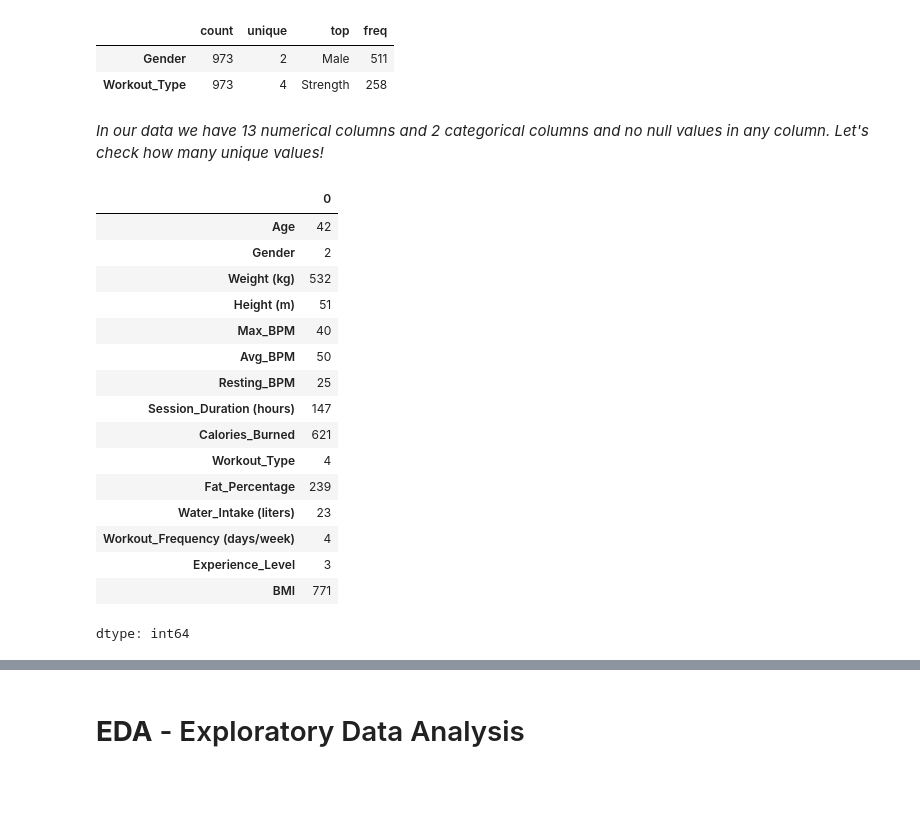
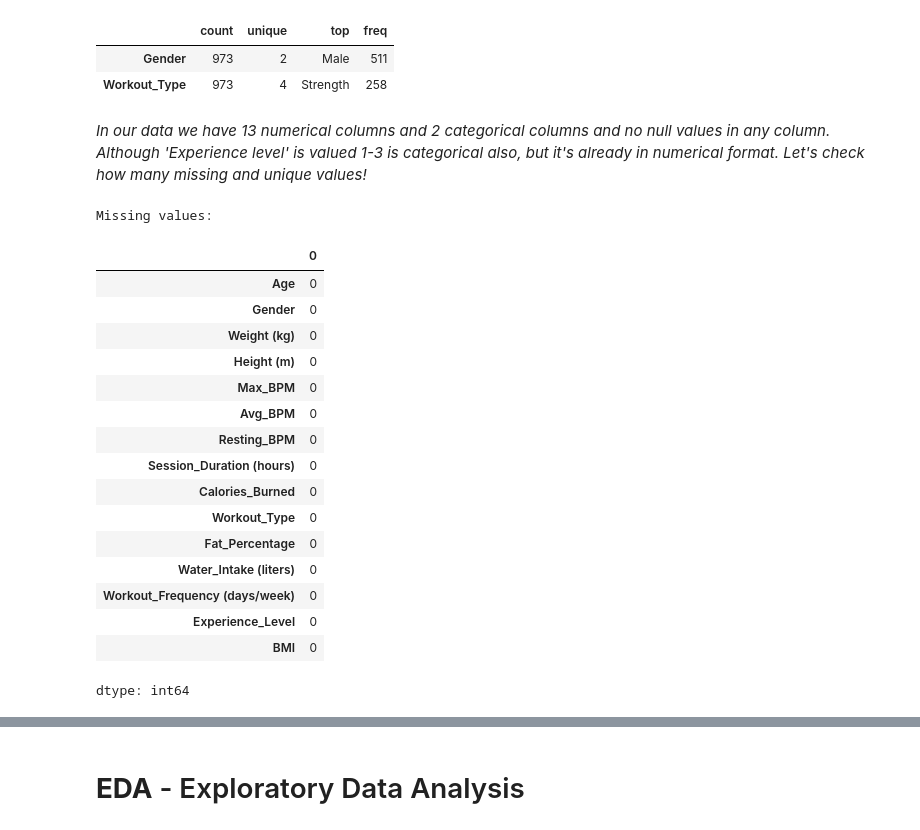
Before and after one commit to natoo77/GymMemebersDataset, a Jupyter notebook: Gym_Members_Exercise_Dataset_EDA_+_Calorie_prediction_regression_+_Experience_level_classification.ipynb, the cells around one changed output, grey strips where cells are left out. Cells and saved outputs as stored; diff of their text form; code cells hidden in the pictures; blank space fills up the shorter version.

```diff
--- a/Gym_Members_Exercise_Dataset_EDA_+_Calorie_prediction_regression_+_Experience_level_classification.ipynb
+++ b/Gym_Members_Exercise_Dataset_EDA_+_Calorie_prediction_regression_+_Experience_level_classification.ipynb
@@ -7,15 +7,17 @@ import matplotlib.pyplot as plt
 import seaborn as sns
 # %%
 import kagglehub
+import os
 
 # Download latest data version from kaggle
 path = kagglehub.dataset_download("valakhorasani/gym-members-exercise-dataset")
+print("Path to dataset files:", path)
 
-print("Path to dataset files:", path)
+file_path = os.path.join(path, 'gym_members_exercise_tracking.csv')
+
+data = pd.read_csv(file_path)
 # %% [output]
 Path to dataset files: /root/.cache/kagglehub/datasets/valakhorasani/gym-members-exercise-dataset/versions/1
-# %%
-data = pd.read_csv('/root/.cache/kagglehub/datasets/valakhorasani/gym-members-exercise-dataset/versions/1/gym_members_exercise_tracking.csv')
 # %%
 data.head()
 # %% [output]
@@ -86,24 +88,26 @@ data.describe(include='object').T
 | Gender | 973 | 2 | Male | 511 |
 | Workout_Type | 973 | 4 | Strength | 258 |
 # %% [markdown]
-*In our data we have 13 numerical columns and 2 categorical columns and no null values in any column. Let's check how many unique values!*
+*In our data we have 13 numerical columns and 2 categorical columns and no null values in any column. Although 'Experience level' is valued 1-3 is categorical also, but it's already in numerical format. Let's check how many missing and unique values!*
-# %%
-data.nunique()
-# %% [output]
-|  | 0 |
-| Age | 42 |
-| Gender | 2 |
-| Weight (kg) | 532 |
-| Height (m) | 51 |
-| Max_BPM | 40 |
-| Avg_BPM | 50 |
-| Resting_BPM | 25 |
-| Session_Duration (hours) | 147 |
-| Calories_Burned | 621 |
-| Workout_Type | 4 |
-| Fat_Percentage | 239 |
-| Water_Intake (liters) | 23 |
-| Workout_Frequency (days/week) | 4 |
-| Experience_Level | 3 |
-| BMI | 771 |
-dtype: int64
+# %%
+print("Missing values:")
+data.isnull().sum()
+# %% [output]
+Missing values:
+|  | 0 |
+| Age | 0 |
+| Gender | 0 |
+| Weight (kg) | 0 |
+| Height (m) | 0 |
+| Max_BPM | 0 |
+| Avg_BPM | 0 |
+| Resting_BPM | 0 |
+| Session_Duration (hours) | 0 |
+| Calories_Burned | 0 |
+| Workout_Type | 0 |
+| Fat_Percentage | 0 |
+| Water_Intake (liters) | 0 |
+| Workout_Frequency (days/week) | 0 |
+| Experience_Level | 0 |
+| BMI | 0 |
+dtype: int64
```
Also changed, not shown: parts of 21 cells of this notebook.
